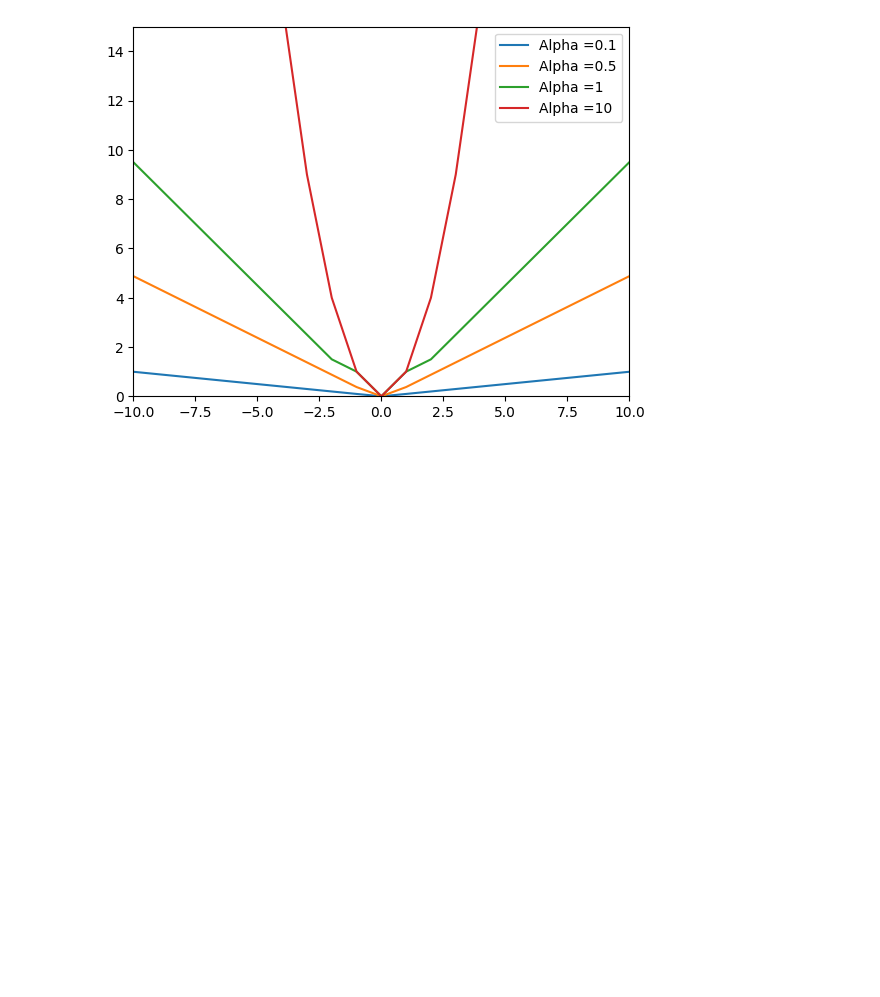
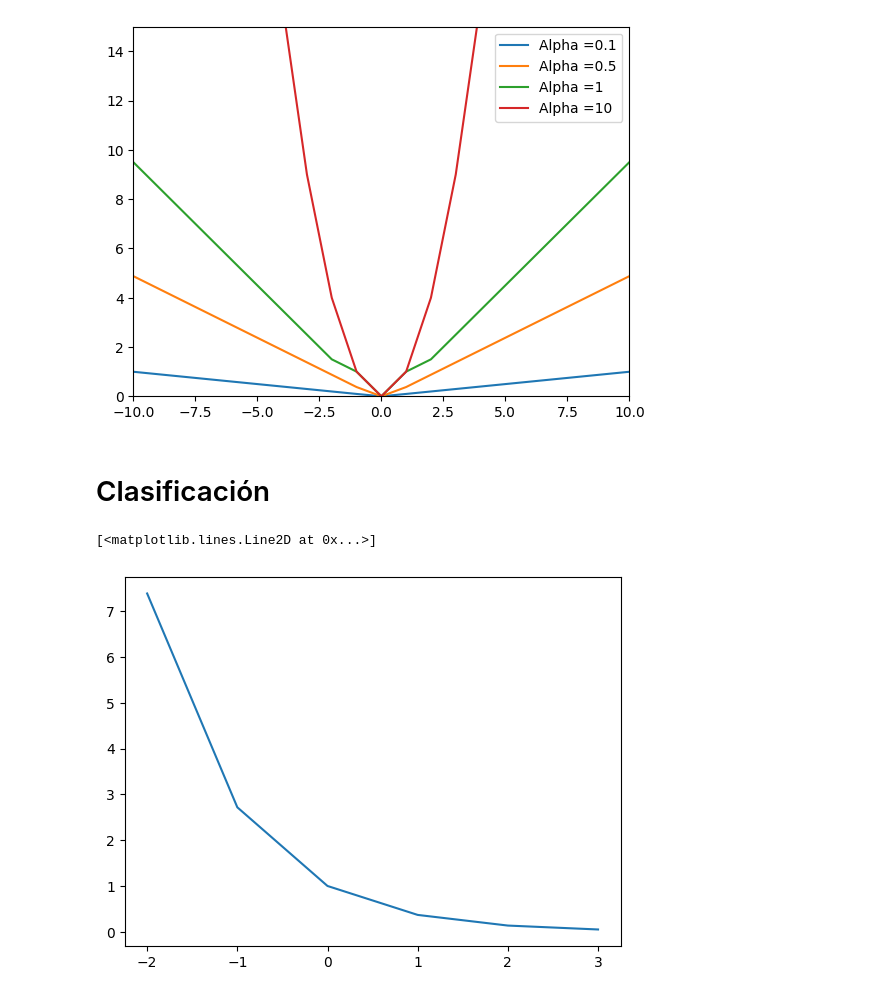
Before and after one commit to LCaravaggio/AnalisisPredictivo, a Jupyter notebook: 03_Regresión_Lineal/Loss_Functions.ipynb, the cells around one changed output. Cells and saved outputs as stored; diff of their text form; code cells hidden in the pictures; blank space fills up the shorter version.

```diff
--- a/03_Regresión_Lineal/Loss_Functions.ipynb
+++ b/03_Regresión_Lineal/Loss_Functions.ipynb
@@ -78,3 +80,29 @@ plt.legend()
 plt.show()
 # %% [output]
 [figure]
+# %% [markdown]
+# Clasificación
+# %%
+def exponential_loss(y_pred, y_true):
+    return np.mean(np.exp(- y_pred * y_true))
+
+def Hinge(y_pred, y_true):
+    return np.max([0., 1. - y_pred * y_true])
+
+def kl_divergence(y_true, y_pred):
+    return y_true * np.log(y_true / y_pred)
+
+def cross_entropy(predictions, targets, epsilon=1e-10):
+    ce_loss = -np.sum(np.sum(targets * np.log(predictions + 1e-5)))
+    return ce_loss
+# %%
+t1=[*range(-2, 4, 1)]
+error=[]
+for e in t1:
+  error.append(exponential_loss(e,1))
+# %%
+import matplotlib.pyplot as plt
+plt.plot(t1,error)
+# %% [output]
+[<matplotlib.lines.Line2D at 0x...>]
+[figure, added]
```
Also changed, not shown: parts of 7 cells of this notebook.
